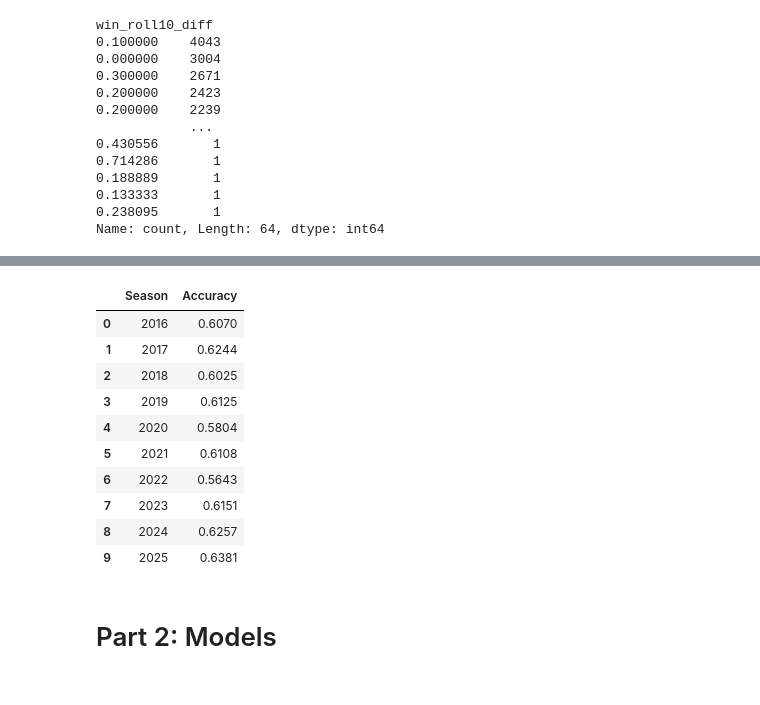
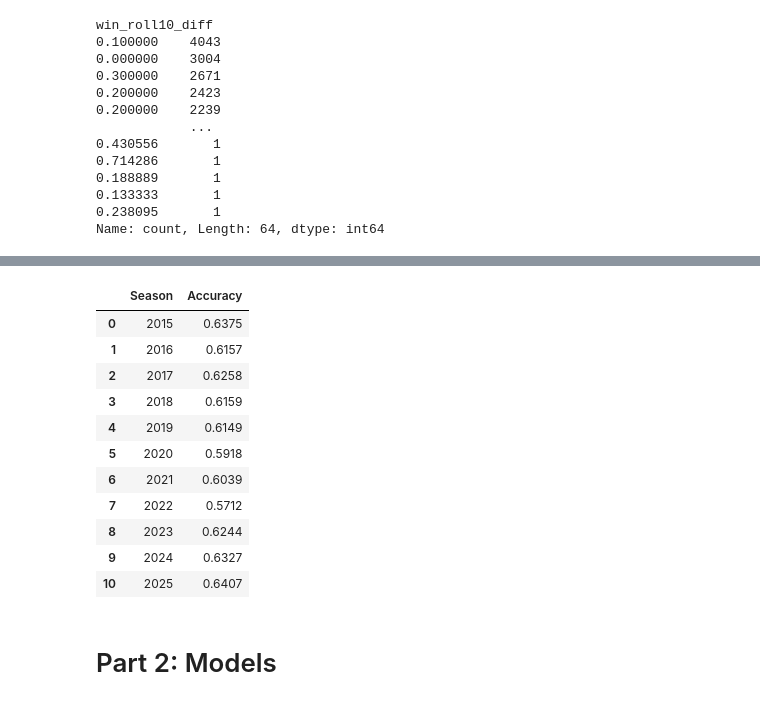
Before and after one commit to Erdos-Projects/summer26-nba-head-to-head-probability, a Jupyter notebook: models/baselines_rf_et_xgb.ipynb, the cells around one changed output, grey strips where cells are left out. Saved outputs shown, nothing was run; the diff lists cells and outputs as text; code cells hidden in the pictures.

```diff
--- a/models/baselines_rf_et_xgb.ipynb
+++ b/models/baselines_rf_et_xgb.ipynb
@@ -53,7 +53,7 @@ Simplest possible baseline — predict the home team wins every game.
 # Home team's per-season win rate (sanity check that ~57% holds across seasons)
 home_win_pct = []
 
-for year in range(2016, 2026):
+for year in range(2015, 2026):
 
     home_win_pct.append({
         'Season': year,
@@ -142,29 +143,30 @@ Accuracy: 0.6144
 # %%
 # Per-season accuracy breakdown for this baseline
 results = []
 
-for year in range(2016, 2026):
+for year in range(2015, 2026):
     y_true = matchups[matchups['season'] == year]['win']
     y_pred = matchups[matchups['season'] == year]['pred_win']
     results.append({
         'Season': year,
         'Accuracy': accuracy_score(y_true=y_true, y_pred=y_pred)})
 
 results_df = pd.DataFrame(results)
 
 results_df.round(4)
 # %% [output]
 |  | Season | Accuracy |
-| 0 | 2016 | 0.6070 |
-| 1 | 2017 | 0.6244 |
-| 2 | 2018 | 0.6025 |
-| 3 | 2019 | 0.6125 |
-| 4 | 2020 | 0.5804 |
-| 5 | 2021 | 0.6108 |
-| 6 | 2022 | 0.5643 |
-| 7 | 2023 | 0.6151 |
-| 8 | 2024 | 0.6257 |
-| 9 | 2025 | 0.6381 |
+| 0 | 2015 | 0.6375 |
+| 1 | 2016 | 0.6157 |
+| 2 | 2017 | 0.6258 |
+| 3 | 2018 | 0.6159 |
+| 4 | 2019 | 0.6149 |
+| 5 | 2020 | 0.5918 |
+| 6 | 2021 | 0.6039 |
+| 7 | 2022 | 0.5712 |
+| 8 | 2023 | 0.6244 |
+| 9 | 2024 | 0.6327 |
+| 10 | 2025 | 0.6407 |
 # %% [markdown]
 # Part 2: Models
 # %%
```
Also changed, not shown: parts of 3 cells of this notebook.
